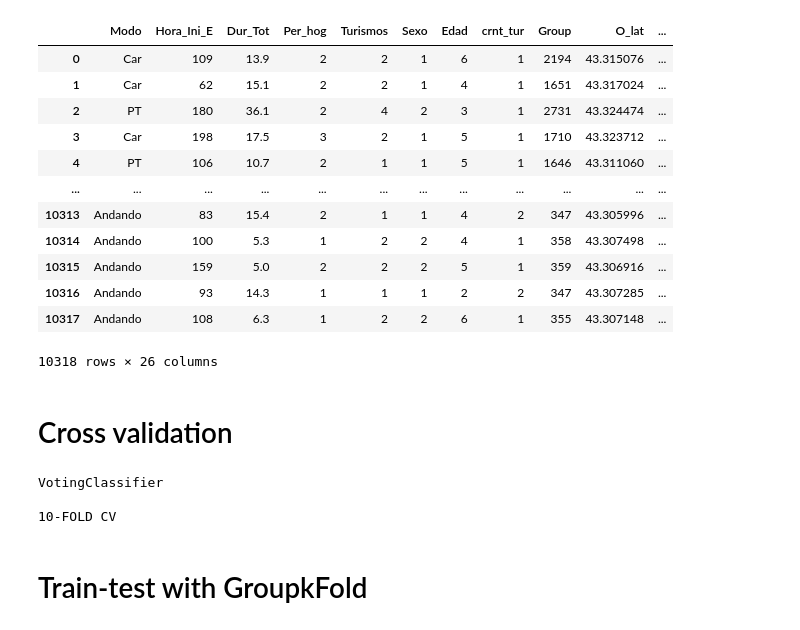
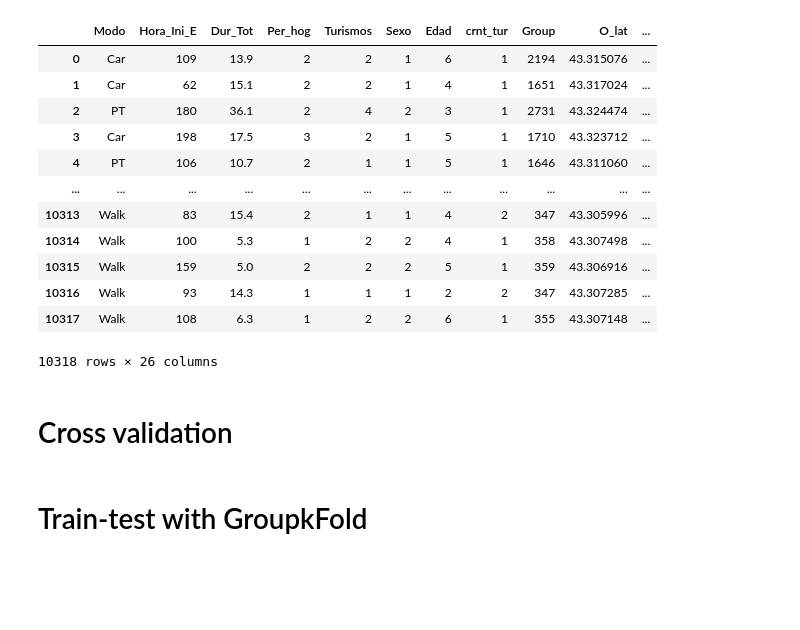
Before and after one commit to Inigo-Azcarate/CSLG_ModeChoice, a Jupyter notebook: model/training_model.ipynb, the cells around one changed output. Cells and saved outputs as stored; diff of their text form; code cells hidden in the pictures; blank space fills up the shorter version.

```diff
--- a/model/training_model.ipynb
+++ b/model/training_model.ipynb
@@ -43,87 +71,25 @@ for d in ["data", "models", "logs", "results"]:
 # %%
 # Read
 trips = pd.read_csv(f"results/trips_pre_model.csv",index_col=0)
 # trips = pd.read_csv('/content/drive/MyDrive/Mobility_Choice/model/results/trips_pre_model.csv',index_col=0)
+replacement_dict = {'Andando': 'Walk'}
+trips['Modo'] = trips['Modo'].replace(replacement_dict)
 trips
 # %% [output]
 |  | Modo | Hora_Ini_E | Dur_Tot | Per_hog | Turismos | Sexo | Edad | crnt_tur | Group | O_lat | ... |
 | 0 | Car | 109 | 13.9 | 2 | 2 | 1 | 6 | 1 | 2194 | 43.315076 | ... |
 | 1 | Car | 62 | 15.1 | 2 | 2 | 1 | 4 | 1 | 1651 | 43.317024 | ... |
 | 2 | PT | 180 | 36.1 | 2 | 4 | 2 | 3 | 1 | 2731 | 43.324474 | ... |
 | 3 | Car | 198 | 17.5 | 3 | 2 | 1 | 5 | 1 | 1710 | 43.323712 | ... |
 | 4 | PT | 106 | 10.7 | 2 | 1 | 1 | 5 | 1 | 1646 | 43.311060 | ... |
 | ... | ... | ... | ... | ... | ... | ... | ... | ... | ... | ... | ... |
-| 10313 | Andando | 83 | 15.4 | 2 | 1 | 1 | 4 | 2 | 347 | 43.305996 | ... |
-| 10314 | Andando | 100 | 5.3 | 1 | 2 | 2 | 4 | 1 | 358 | 43.307498 | ... |
-| 10315 | Andando | 159 | 5.0 | 2 | 2 | 2 | 5 | 1 | 359 | 43.306916 | ... |
-| 10316 | Andando | 93 | 14.3 | 1 | 1 | 1 | 2 | 2 | 347 | 43.307285 | ... |
-| 10317 | Andando | 108 | 6.3 | 1 | 2 | 2 | 6 | 1 | 355 | 43.307148 | ... |
+| 10313 | Walk | 83 | 15.4 | 2 | 1 | 1 | 4 | 2 | 347 | 43.305996 | ... |
+| 10314 | Walk | 100 | 5.3 | 1 | 2 | 2 | 4 | 1 | 358 | 43.307498 | ... |
+| 10315 | Walk | 159 | 5.0 | 2 | 2 | 2 | 5 | 1 | 359 | 43.306916 | ... |
+| 10316 | Walk | 93 | 14.3 | 1 | 1 | 1 | 2 | 2 | 347 | 43.307285 | ... |
+| 10317 | Walk | 108 | 6.3 | 1 | 2 | 2 | 6 | 1 | 355 | 43.307148 | ... |
 10318 rows × 26 columns
 # %% [markdown]
 # Cross validation
-# %%
-from sklearn.model_selection import GroupKFold
-
-from sklearn.model_selection import GroupKFold, cross_val_score
-from sklearn.ensemble import RandomForestClassifier, VotingClassifier
-from sklearn.neural_network import MLPClassifier
-from sklearn.linear_model import LogisticRegression
-
-from sklearn.ensemble import StackingClassifier
-from sklearn.linear_model import LogisticRegression
-
-# Definir los modelos base
-rf_clf = RandomForestClassifier(n_estimators=20, random_state=42)
-mlp_clf = MLPClassifier(hidden_layer_sizes=(100,), max_iter=300, activation='relu', solver='adam', random_state=42)
-svm_clf = SVC(probability=True, random_state=1)
-
-# Para VotingClassifier
-voting_clf = VotingClassifier(estimators=[('rf', rf_clf), ('mlp', mlp_clf), ('svm', svm_clf)], voting='hard')
-
-# O para StackingClassifier
-stacking_clf = StackingClassifier(estimators=[('rf', rf_clf), ('mlp', mlp_clf)],
-                                  final_estimator=LogisticRegression())
-
-# Definir el método de división de datos teniendo en cuenta los grupos
-group_kfold = GroupKFold(n_splits=5)
-
-# Puedes elegir entre voting_clf y stacking_clf dependiendo de tu preferencia
-model = rf_clf  # o stacking_clf
-
-
-
-# model = RandomForestClassifier(n_estimators=20,random_state=random_state)
-model_name = type(model).__name__
-k=10
-gkf = GroupKFold(n_splits=k)
-
-print(model_name,"\n")
-print(f"{k}-FOLD CV\n")
-# k fold cross validation
-
-df = df_4
-
-cv_scores = cross_val_score(model, df.drop(columns=["Modo", "Group"]), np.array(df["Modo"]), cv=gkf, groups = np.array(df["Group"]), n_jobs=-1)
-
-# Scores on k-fold CV
-# Imprimir el score de cada ronda
-for i,score in zip(range(1,k+1),cv_scores):
-    print(f"Round {i} score: {score}")
-print("")
-
-ax = sns.barplot(x = np.arange(1,k+1), y = np.array(cv_scores))
-ax.set(xlabel='Round', ylabel='Accuracy',title=f"{k}-fold CV Accuracy plot")
-plt.show()
-
-# scores avg on k-fold CV
-print(f"Score avg on {k}-fold CV: {cv_scores.mean()}\n")
-
-#pickle
-with open(os.path.join("models",f'{model_name}.pkl'), 'wb') as file:
-    pkl.dump(model, file)
-# %% [output]
-VotingClassifier
-
-10-FOLD CV
 # %% [markdown]
 # Train-test with GroupkFold
```
Also changed, not shown: parts of 35 cells of this notebook, 8 other files.
